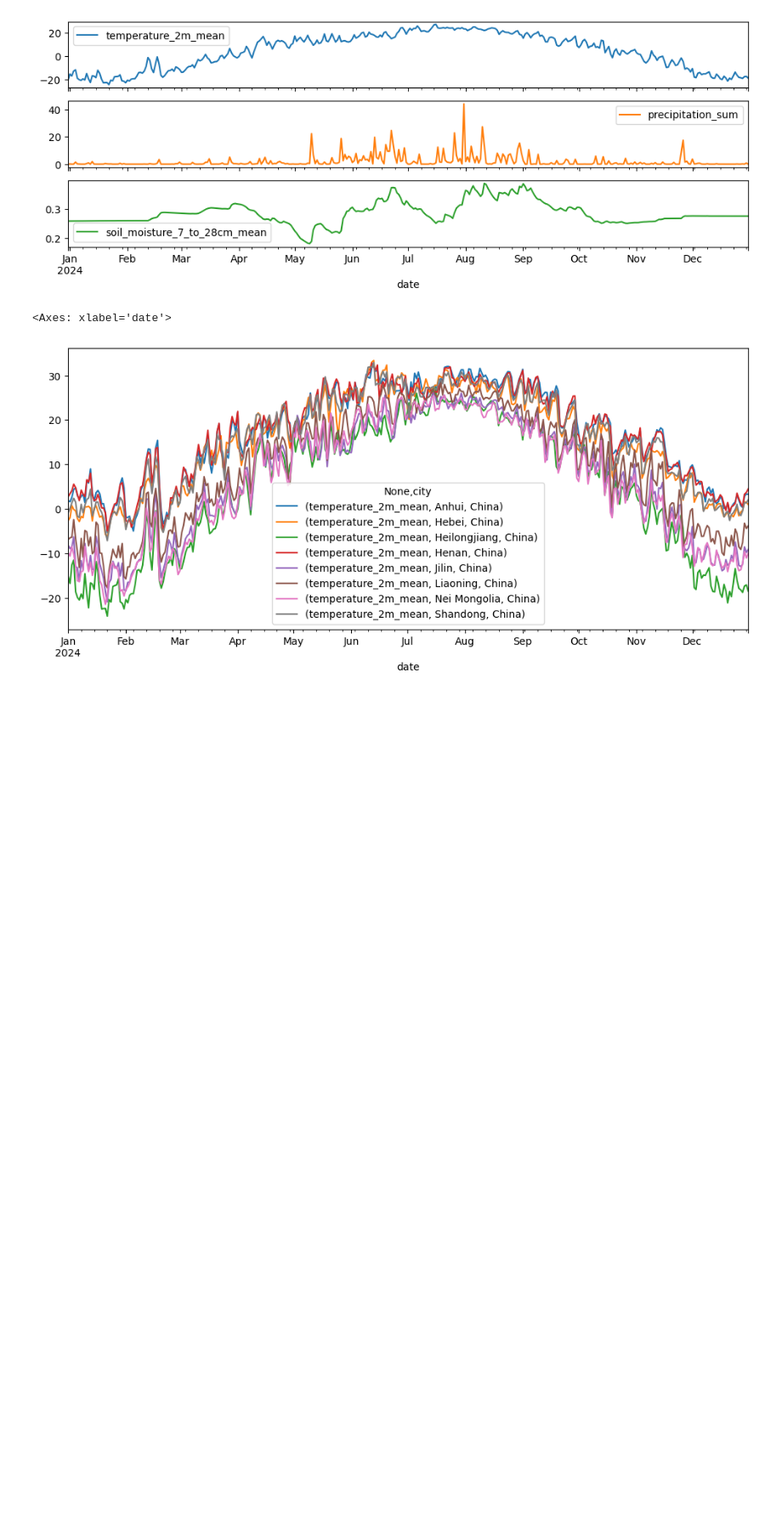
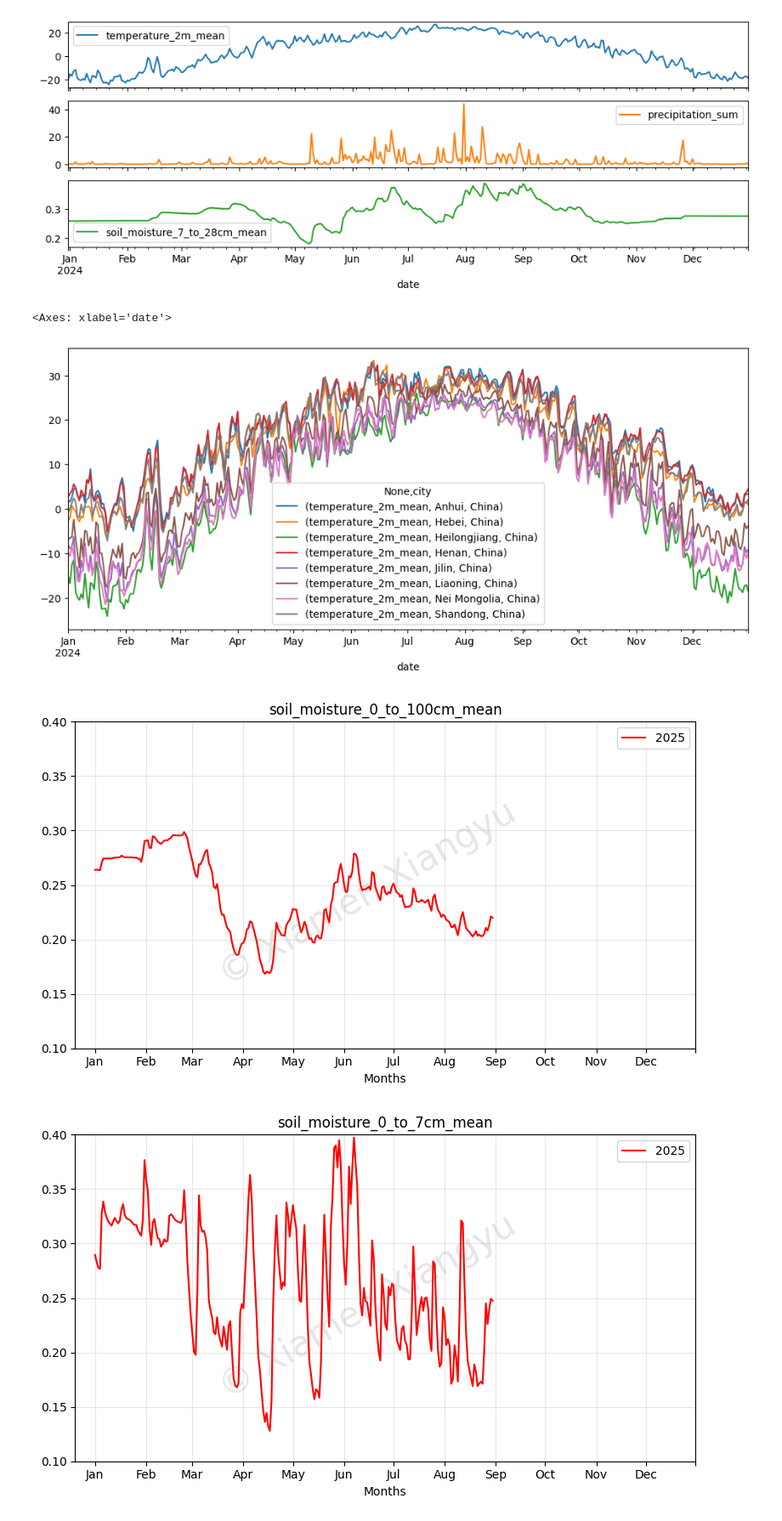
Before and after one commit to xianrr/weather, a Jupyter notebook: open-meteo/om-test-04.ipynb, the cells around one changed output. Shown: that part at 85% size. Drawn from its saved outputs; the diff is of its cells as text; code cells hidden in the pictures; blank space fills up the shorter version.

```diff
--- a/open-meteo/om-test-04.ipynb
+++ b/open-meteo/om-test-04.ipynb
@@ -24,3 +24,25 @@ pivot_df.plot(figsize=(12, 5))
 # %% [output]
 <Axes: xlabel='date'>
 [figure]
+# %%
+a= {
+    "city" : "Kansas, US",
+    "rank" : "",
+    "file" : "US(05)Kansas",
+    "latitude": [39.911204, 37.152193, 37.142544, 38.110899],
+    "longitude": [-95.610629, -100.783354, -94.803045, -94.827256]
+}
+
+b = ['soil_moisture_0_to_100cm_mean', 'soil_moisture_0_to_7cm_mean', 'soil_moisture_7_to_28cm_mean','soil_moisture_28_to_100cm_mean']
+
+from src import om_api
+
+df = om_api.daily_history(a['latitude'], a['longitude'],'2025-01-01','2025-08-30',b)
+# %%
+df2 = df.groupby(['date'])[b].mean().reset_index()
+from src import charts
+for c in b:
+    charts.day_annul_plot(df2, c,title=c,ylim=(0.10,0.40))
+# %% [output]
+[figure, added]
+[figure, added]
```
Also changed, not shown: parts of 1 cell of this notebook, 6 other files.
